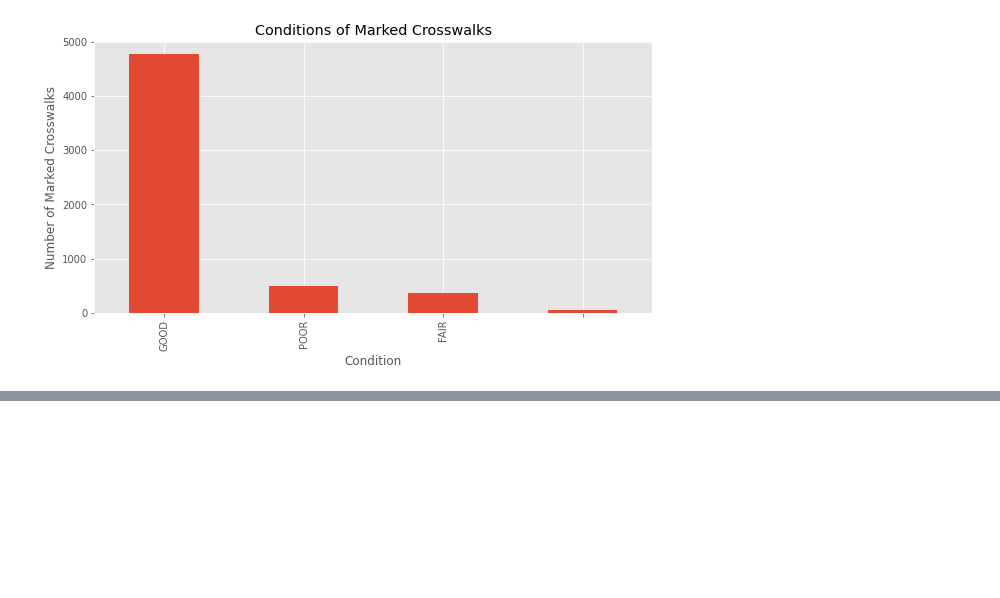
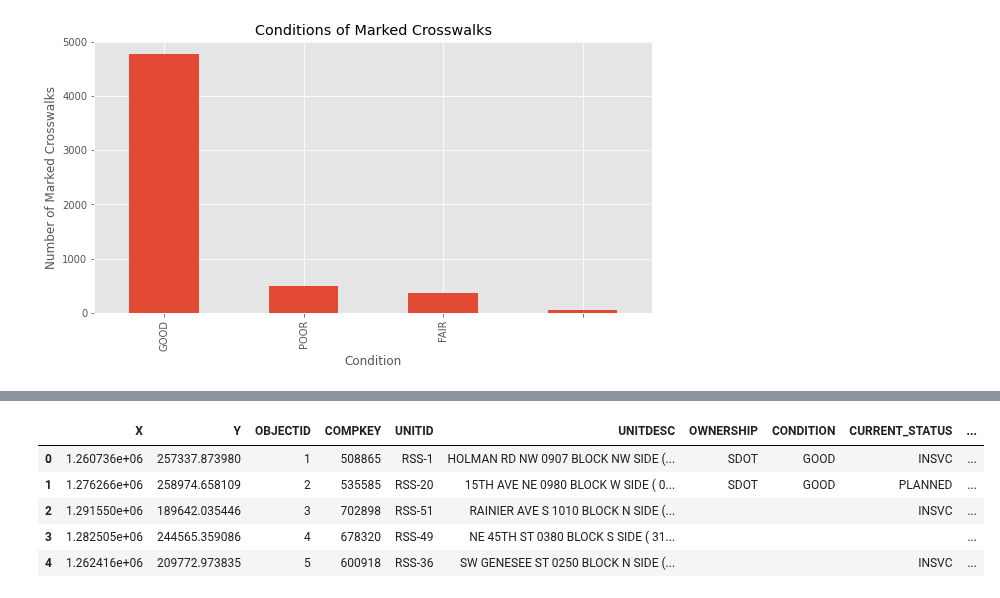
Before and after one commit to DataCircles/traffic_collisions_ml_team1, a Jupyter notebook: notebooks/data_report.ipynb, the cells around one changed output, grey strips where cells are left out. Drawn from its saved outputs; the diff is of its cells as text; code cells hidden in the pictures; blank space fills up the shorter version.

```diff
--- a/notebooks/data_report.ipynb
+++ b/notebooks/data_report.ipynb
@@ -584,0 +599,10 @@ ax.set_ylabel('Number of Marked Crosswalks');
+# %%
+radar = pd.read_csv('../data/Radar_Speed_Signs.csv')
+radar.head()
+# %% [output]
+|  | X | Y | OBJECTID | COMPKEY | UNITID | UNITDESC | OWNERSHIP | CONDITION | CURRENT_STATUS | ... |
+| 0 | 1.260736e+06 | 257337.873980 | 1 | 508865 | RSS-1 | HOLMAN RD NW 0907 BLOCK NW SIDE (... | SDOT | GOOD | INSVC | ... |
+| 1 | 1.276266e+06 | 258974.658109 | 2 | 535585 | RSS-20 | 15TH AVE NE 0980 BLOCK W SIDE ( 0... | SDOT | GOOD | PLANNED | ... |
+| 2 | 1.291550e+06 | 189642.035446 | 3 | 702898 | RSS-51 | RAINIER AVE S 1010 BLOCK N SIDE (... |  |  | INSVC | ... |
+| 3 | 1.282505e+06 | 244565.359086 | 4 | 678320 | RSS-49 | NE 45TH ST 0380 BLOCK S SIDE ( 31... |  |  |  | ... |
+| 4 | 1.262416e+06 | 209772.973835 | 5 | 600918 | RSS-36 | SW GENESEE ST 0250 BLOCK N SIDE (... |  |  | INSVC | ... |
```
Also changed, not shown: parts of 15 cells of this notebook.
